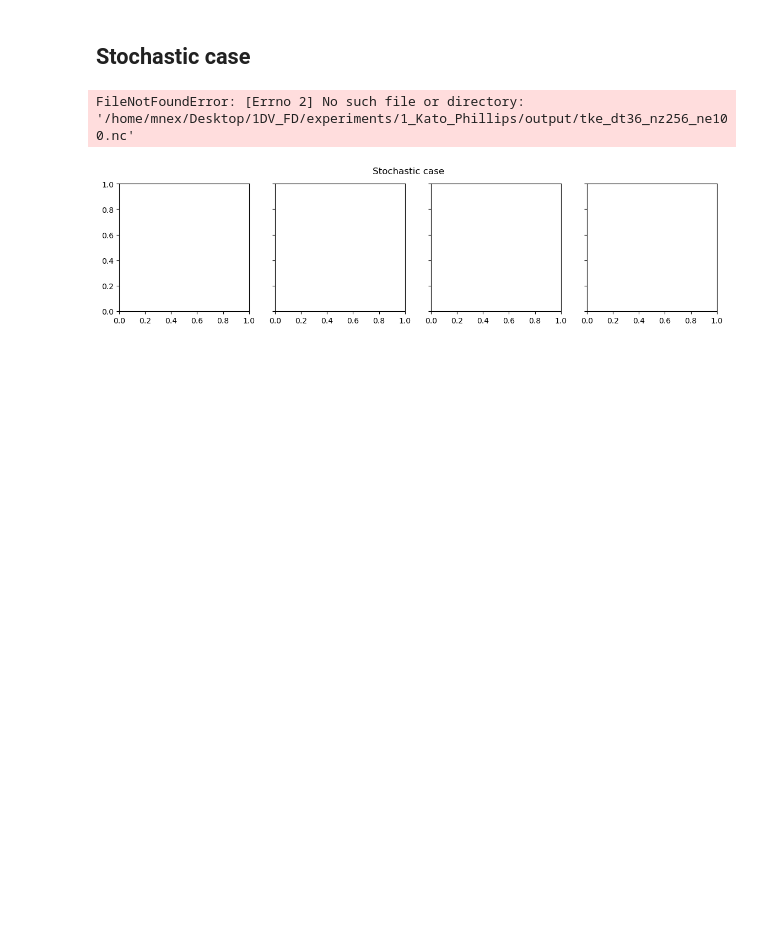
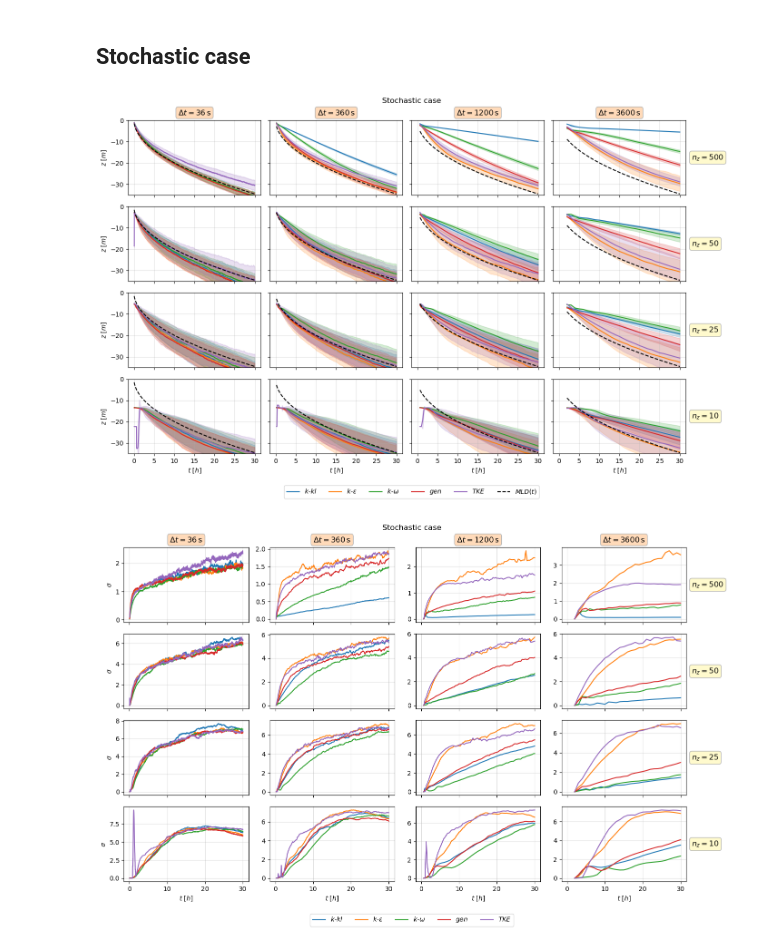
Before and after one commit to mattmattnex/taia-1DV-FD, a Jupyter notebook: experiments/1_Kato_Phillips/K-P_analysis.ipynb, the cells around one changed output. Saved outputs shown, nothing was run; the diff lists cells and outputs as text; code cells hidden in the pictures; blank space fills up the shorter version.

Commit message:
Kato-Phillips rerun

```diff
--- a/experiments/1_Kato_Phillips/K-P_analysis.ipynb
+++ b/experiments/1_Kato_Phillips/K-P_analysis.ipynb
@@ -18,10 +18,10 @@ kp.plot_MLD(nens = 1, title = "Deterministic case");
 # %% [markdown]
 ## Stochastic case
 # %%
-kp = KatoPhillipsAnalyser()
-kp.plot_MLD(      nens = 100, nzs = 256, closures = 'tke', title = "Stochastic case");
-kp.plot_forecast( nens = 100, nzs = 256, closures = 'tke', title = "Stochastic case");
-kp.plot_spread(   nens = 100, nzs = 256, closures = 'tke', title = "Stochastic case");
+kp = KatoPhillipsAnalyser(folder = "/home/mnex/Desktop/1DV_FD/experiments/1_Kato_Phillips/output/stochastic/")
+kp.plot_MLD(      nens = 500, title = "Stochastic case");
+# kp.plot_forecast( nens = 500, title = "Stochastic case");
+kp.plot_spread(   nens = 500, title = "Stochastic case");
 # %% [output]
-FileNotFoundError: [Errno 2] No such file or directory: '/home/mnex/Desktop/1DV_FD/experiments/1_Kato_Phillips/output/tke_dt36_nz256_ne100.nc'
-[figure, old version]
+[figure, new version]
+[figure, added]
```
Also changed, not shown: 2 other files.
